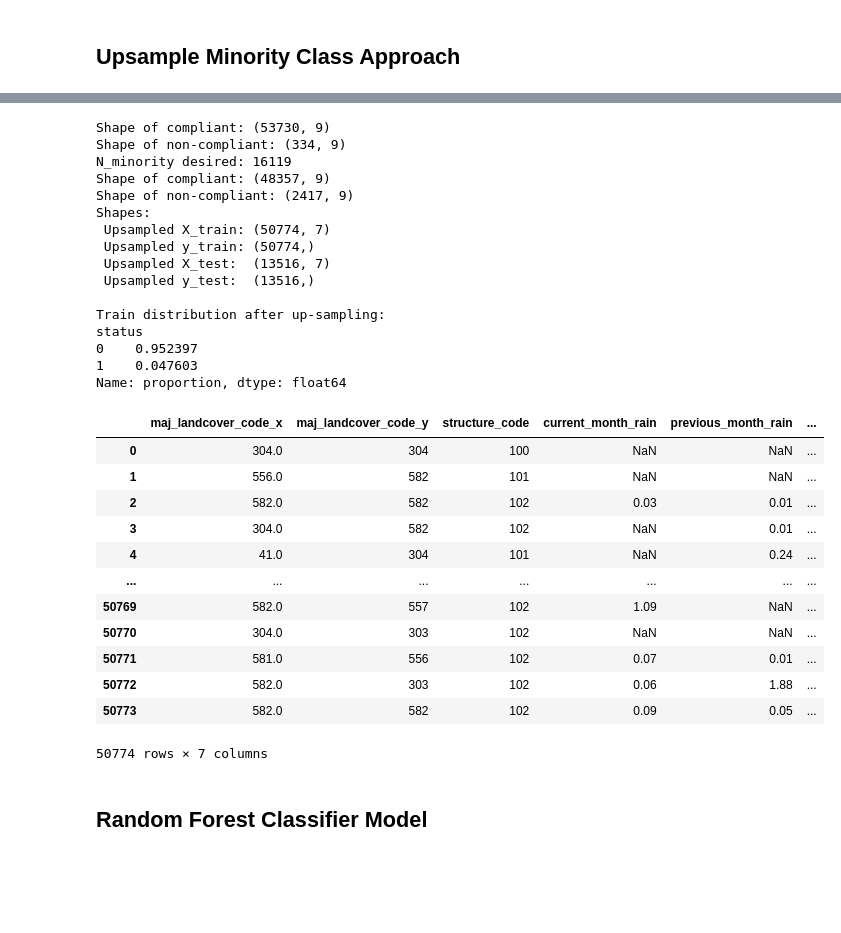
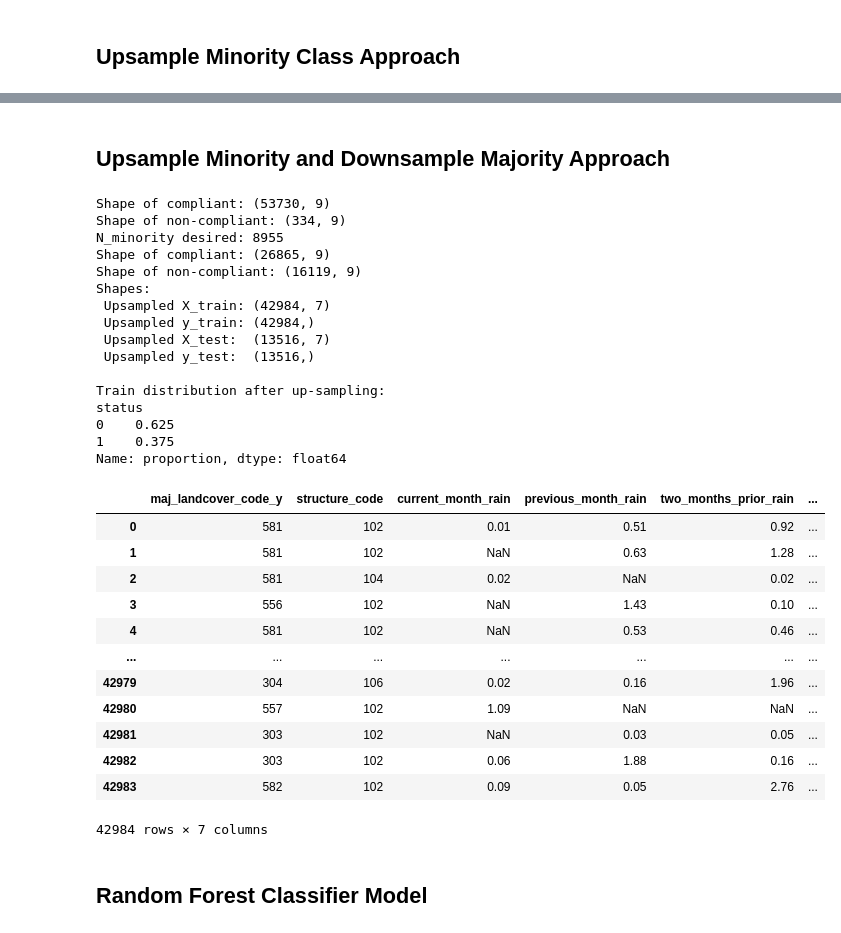
Before and after one commit to wildfire-prep/modeling, a Jupyter notebook: code/00_random_forest/04_random_forest.ipynb, the cells around one changed output, grey strips where cells are left out. Cells and saved outputs as stored; diff of their text form; code cells hidden in the pictures; blank space fills up the shorter version.

```diff
--- a/code/00_random_forest/04_random_forest.ipynb
+++ b/code/00_random_forest/04_random_forest.ipynb
@@ -16,4 +16,4 @@ sys.path.append('../utils')
 # %%
 data = pd.read_csv(
     '/capstone/wildfire_prep/data/PUZZLE_PIECES/assembled_puzzle.csv'
-).drop(columns='basemap_id')
+)
@@ -20,17 +31,18 @@ data = pd.read_csv(
 # %%
-# Remove Mosaiks from dataset for testing
+# # Remove Mosaiks from dataset for testing
 
 mosaiks86 = data[
     [
-        'inspection_id',
-        'maj_landcover_code_x',
-        'maj_landcover_code_y',
-        'status',
-        'structure_code',
-        'current_month_rain',
-        'previous_month_rain',
-        'two_months_prior_rain',
-        'mean_ndvi'
+        "inspection_id",
+        # "maj_landcover_code_x",
+        "maj_landcover_code_y",
+        "status",
+        "structure_code",
+        "current_month_rain",
+        "previous_month_rain",
+        "two_months_prior_rain",
+        "mean_ndvi",
+        "mean_ndvi_2month_prior",
     ]
 ]
 
@@ -195,3 +173,5 @@ Name: proportion, dtype: float64
+# %% [markdown]
+##  Upsample Minority and Downsample Majority Approach
 # %%
 X = data.drop("status", axis=1)
 y = data["status"]
@@ -207,14 +187,14 @@ train = pd.concat([X_train, y_train], axis=1)
 majority = train[train.status == 0]
 minority = train[train.status == 1]
 
-n_majority_desired = int(len(majority) * 0.9)
+
+n_majority_desired = int(len(majority) * 0.5)
 majority_downsampled = majority.sample(
     n=n_majority_desired, replace=False, random_state=42
 )
+n_min = int(len(majority_downsampled) * 0.60)
+minority_upsampled = minority.sample(n=n_min, replace=True, random_state=42)
 
-n_min = int(len(majority_downsampled) * 0.05)
-
-minority_upsampled = minority.sample(n=n_min, replace=True, random_state=42)
 
 train_balanced = (
     pd.concat([majority_downsampled, minority_upsampled])
@@ -228,53 +208,53 @@ X_test = X_test.drop(columns="inspection_id")
 
 # Check majority/minority sizes
 print(f"Shape of compliant:", majority.shape)
 print(f"Shape of non-compliant:", minority.shape)
 
 print(f"N_minority desired:", int(len(majority_downsampled) / 3))
 
 print(f"Shape of compliant:", majority_downsampled.shape)
 print(f"Shape of non-compliant:", minority_upsampled.shape)
 
 print("Shapes:")
 print(" Upsampled X_train:", X_train.shape)
 print(" Upsampled y_train:", y_train.shape)
 print(" Upsampled X_test: ", X_test.shape)
 print(" Upsampled y_test: ", y_test.shape)
 
 print("\nTrain distribution after up-sampling:")
 print(y_train.value_counts(normalize=True))
 
 X_train
 # %% [output]
 Shape of compliant: (53730, 9)
 Shape of non-compliant: (334, 9)
-N_minority desired: 16119
-Shape of compliant: (48357, 9)
-Shape of non-compliant: (2417, 9)
+N_minority desired: 8955
+Shape of compliant: (26865, 9)
+Shape of non-compliant: (16119, 9)
 Shapes:
- Upsampled X_train: (50774, 7)
- Upsampled y_train: (50774,)
+ Upsampled X_train: (42984, 7)
+ Upsampled y_train: (42984,)
  Upsampled X_test:  (13516, 7)
  Upsampled y_test:  (13516,)
 
 Train distribution after up-sampling:
 status
-0    0.952397
-1    0.047603
+0    0.625
+1    0.375
 Name: proportion, dtype: float64
-|  | maj_landcover_code_x | maj_landcover_code_y | structure_code | current_month_rain | previous_month_rain | ... |
-| 0 | 304.0 | 304 | 100 | NaN | NaN | ... |
-| 1 | 556.0 | 582 | 101 | NaN | NaN | ... |
-| 2 | 582.0 | 582 | 102 | 0.03 | 0.01 | ... |
-| 3 | 304.0 | 582 | 102 | NaN | 0.01 | ... |
-| 4 | 41.0 | 304 | 101 | NaN | 0.24 | ... |
+|  | maj_landcover_code_y | structure_code | current_month_rain | previous_month_rain | two_months_prior_rain | ... |
+| 0 | 581 | 102 | 0.01 | 0.51 | 0.92 | ... |
+| 1 | 581 | 102 | NaN | 0.63 | 1.28 | ... |
+| 2 | 581 | 104 | 0.02 | NaN | 0.02 | ... |
+| 3 | 556 | 102 | NaN | 1.43 | 0.10 | ... |
+| 4 | 581 | 102 | NaN | 0.53 | 0.46 | ... |
 | ... | ... | ... | ... | ... | ... | ... |
-| 50769 | 582.0 | 557 | 102 | 1.09 | NaN | ... |
-| 50770 | 304.0 | 303 | 102 | NaN | NaN | ... |
-| 50771 | 581.0 | 556 | 102 | 0.07 | 0.01 | ... |
-| 50772 | 582.0 | 303 | 102 | 0.06 | 1.88 | ... |
-| 50773 | 582.0 | 582 | 102 | 0.09 | 0.05 | ... |
+| 42979 | 304 | 106 | 0.02 | 0.16 | 1.96 | ... |
+| 42980 | 557 | 102 | 1.09 | NaN | NaN | ... |
+| 42981 | 303 | 102 | NaN | 0.03 | 0.05 | ... |
+| 42982 | 303 | 102 | 0.06 | 1.88 | 0.16 | ... |
+| 42983 | 582 | 102 | 0.09 | 0.05 | 2.76 | ... |
-50774 rows × 7 columns
+42984 rows × 7 columns
 # %% [markdown]
 ## Random Forest Classifier Model
 # %%
```
Also changed, not shown: parts of 7 cells of this notebook, 1 other file.
